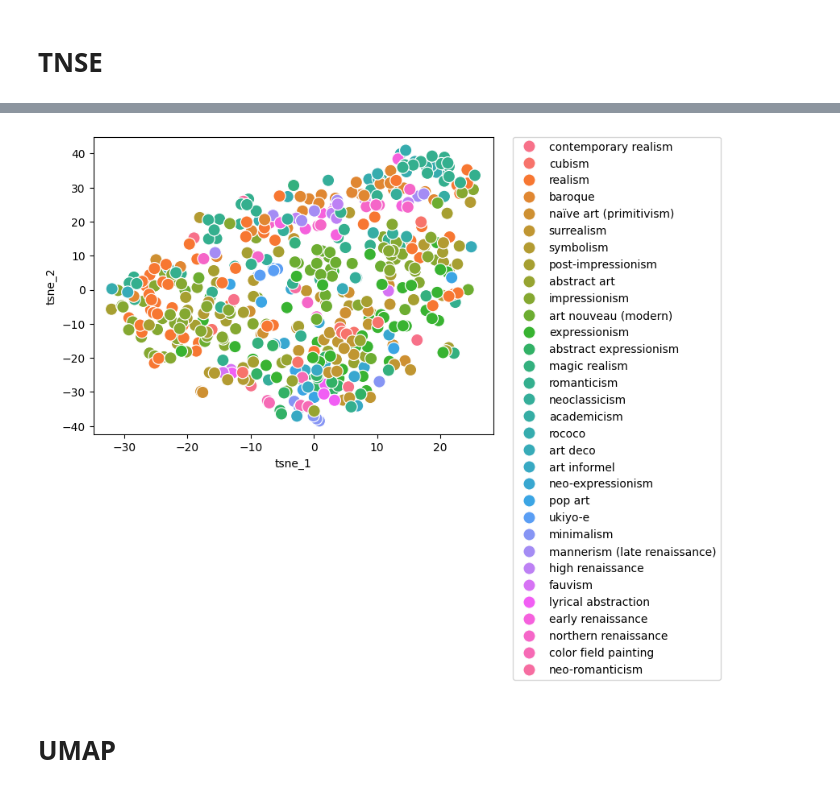
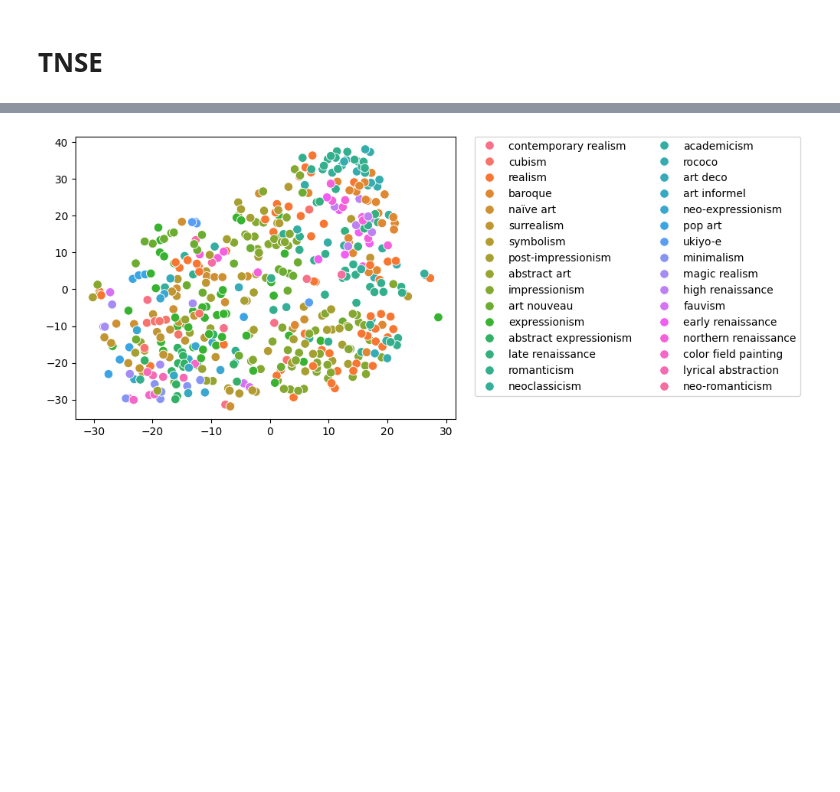
Before and after one commit to CILAB-ArtGraph/graphclip, a Jupyter notebook: notebooks/painting_visualization_style.ipynb, the cells around one changed output, grey strips where cells are left out. Cells and saved outputs as stored; diff of their text form; code cells hidden in the pictures; blank space fills up the shorter version.

```diff
--- a/notebooks/painting_visualization_style.ipynb
+++ b/notebooks/painting_visualization_style.ipynb
@@ -39,3 +39,12 @@ test_set
 | 11645 | giovanni-bellini_pesaro-altarpiec... | early renaissance |
 | 11646 | henri-de-toulouse-lautrec_prostit... | post-impressionism |
 11647 rows × 2 columns
+# %%
+mapping_style = {
+    "art nouveau (modern)": "art nouveau",
+    "naïve art (primitivism)": "naïve art",
+    "mannerism (late renaissance)": "late renaissance",
+}
+# %%
+test_set["style"] = test_set["style"].map(lambda x: mapping_style.get(x, x))
+test_set["style"].unique().tolist()
@@ -195,22 +223,21 @@ fig.savefig('./reports/figures/graph_clip_tsne_style.png', dpi=500, bbox_inches=
 # %%
 n_components = 2
 tsne = TSNE(
     n_components=n_components, perplexity=num_neighbors, random_state=random_state
 )
 tsne_result = tsne.fit_transform(StandardScaler().fit_transform(clip_features))
 tsne_result_df = pd.DataFrame(
     {
         "tsne_1": tsne_result[:, 0],
         "tsne_2": tsne_result[:, 1],
         "label": sampled_test_set["style"].values,
     }
 )
 fig, ax = plt.subplots(1)
-sns.scatterplot(x="tsne_1", y="tsne_2", hue="label", data=tsne_result_df, ax=ax, s=120)
+sns.scatterplot(x="tsne_1", y="tsne_2", hue="label", data=tsne_result_df, ax=ax, s=70)
 lim = (tsne_result.min() - 5, tsne_result.max() + 5)
-ax.legend(bbox_to_anchor=(1.05, 1), loc=2, borderaxespad=0.0)
+ax.legend(bbox_to_anchor=(1.05, 1), loc=2, borderaxespad=0.0, ncol=2)
+ax.set(xlabel=None, ylabel=None)
 fig.savefig('./reports/figures/clip_tsne_style.png', dpi=500, bbox_inches="tight")
 # %% [output]
-[figure, old version]
+[figure, new version]
-# %% [markdown]
-# UMAP
```
Also changed, not shown: parts of 8 cells of this notebook, 7 other files.
